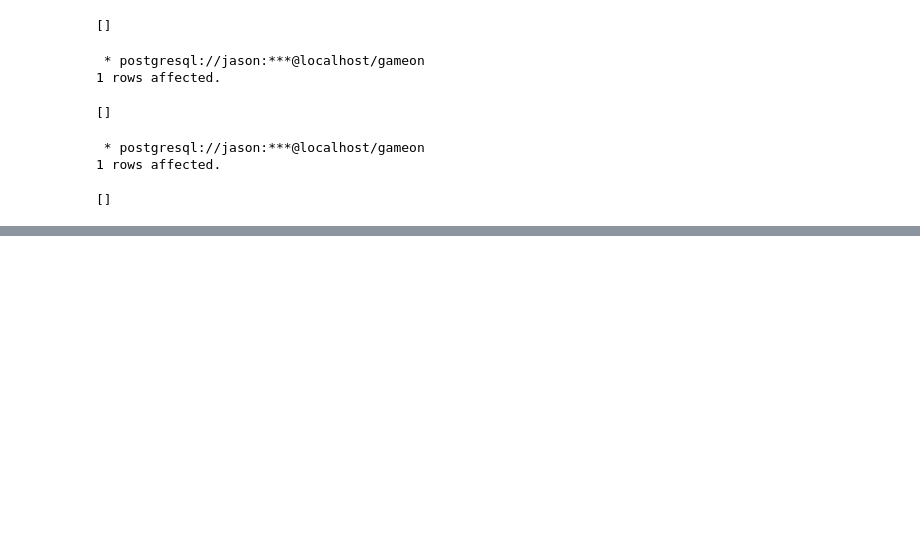
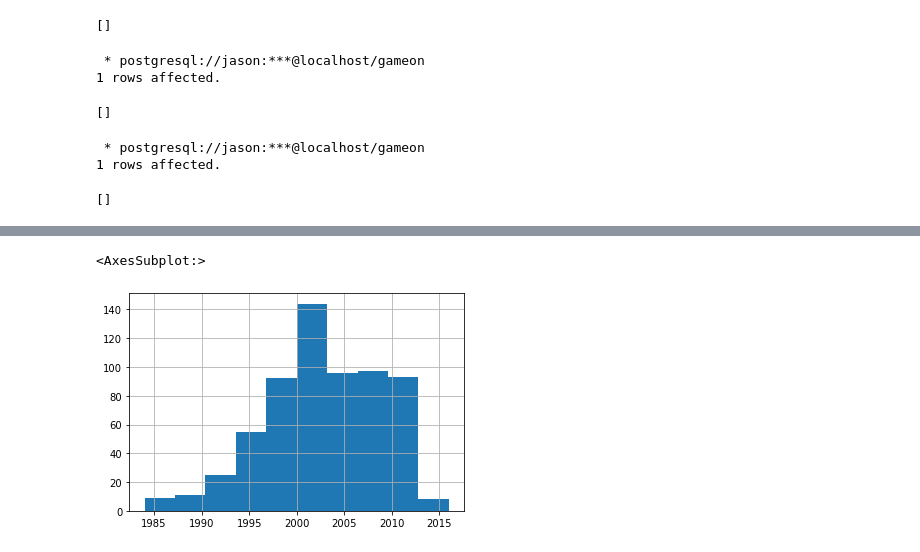
Before and after one commit to 1990Jasonlee/GameOnPassion, a Jupyter notebook: GameOnJson.ipynb, the cells around one changed output, grey strips where cells are left out. Cells and saved outputs as stored; diff of their text form; code cells hidden in the pictures; blank space fills up the shorter version.

```diff
--- a/GameOnJson.ipynb
+++ b/GameOnJson.ipynb
@@ -802,0 +801,6 @@ mode_combined
+# %%
+df= df.join(genres_combined).join(plat_combined).join(mode_combined)
+# %%
+df_mask = df['category']==0
+df1= df[df_mask]
+df1
@@ -802,0 +822,4 @@ mode_combined
+# %%
+df_mask1 = df1['Score Rating']>=70
+df2 = df1[df_mask1]
+df2
@@ -802,0 +841,3 @@ mode_combined
+# %%
+Gameon_df = df2.drop(columns=['category','game_modes','genres',
+                      'platforms','total_rating','total_rating_count'])
@@ -802,0 +861,5 @@ mode_combined
+# %%
+Gameon_df['Release Year'].hist()
+# %% [output]
+<AxesSubplot:>
+[figure, added]
```
Also changed, not shown: parts of 7 cells of this notebook.
